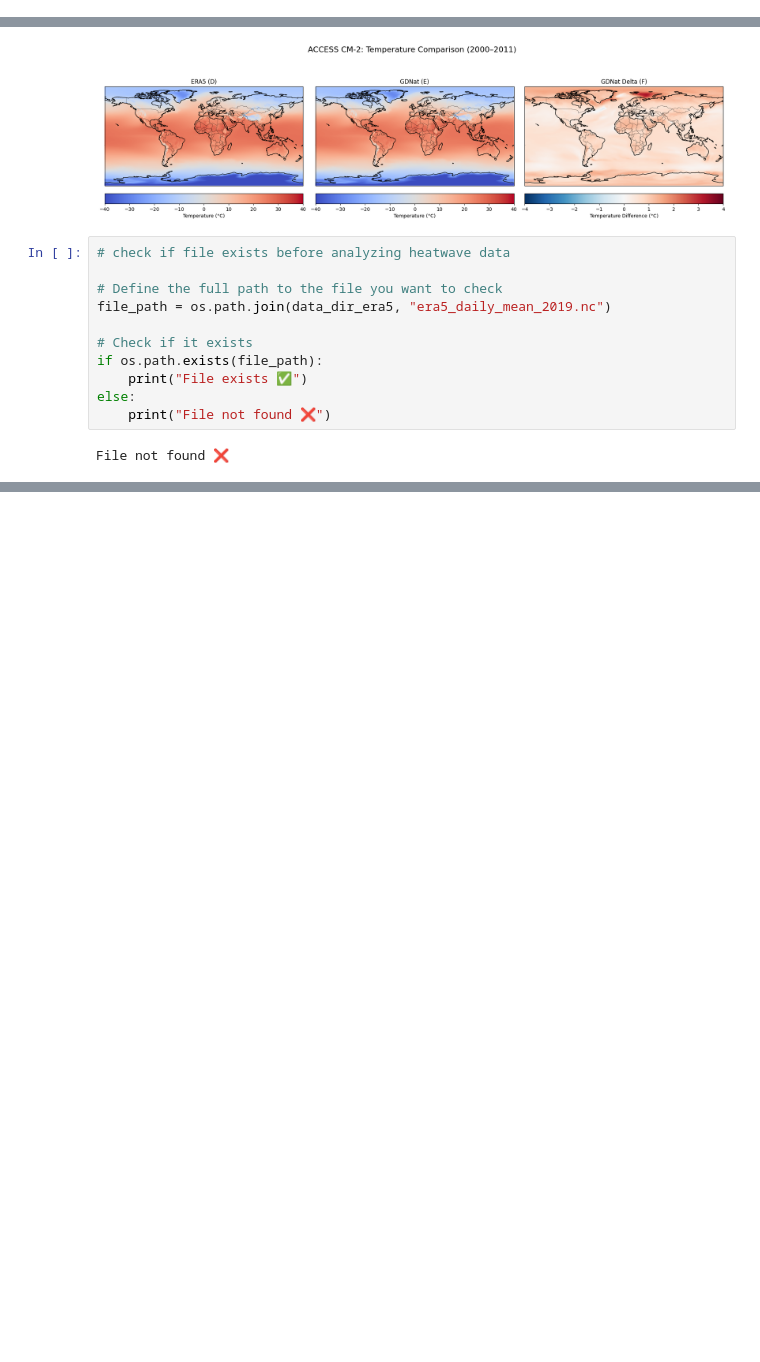
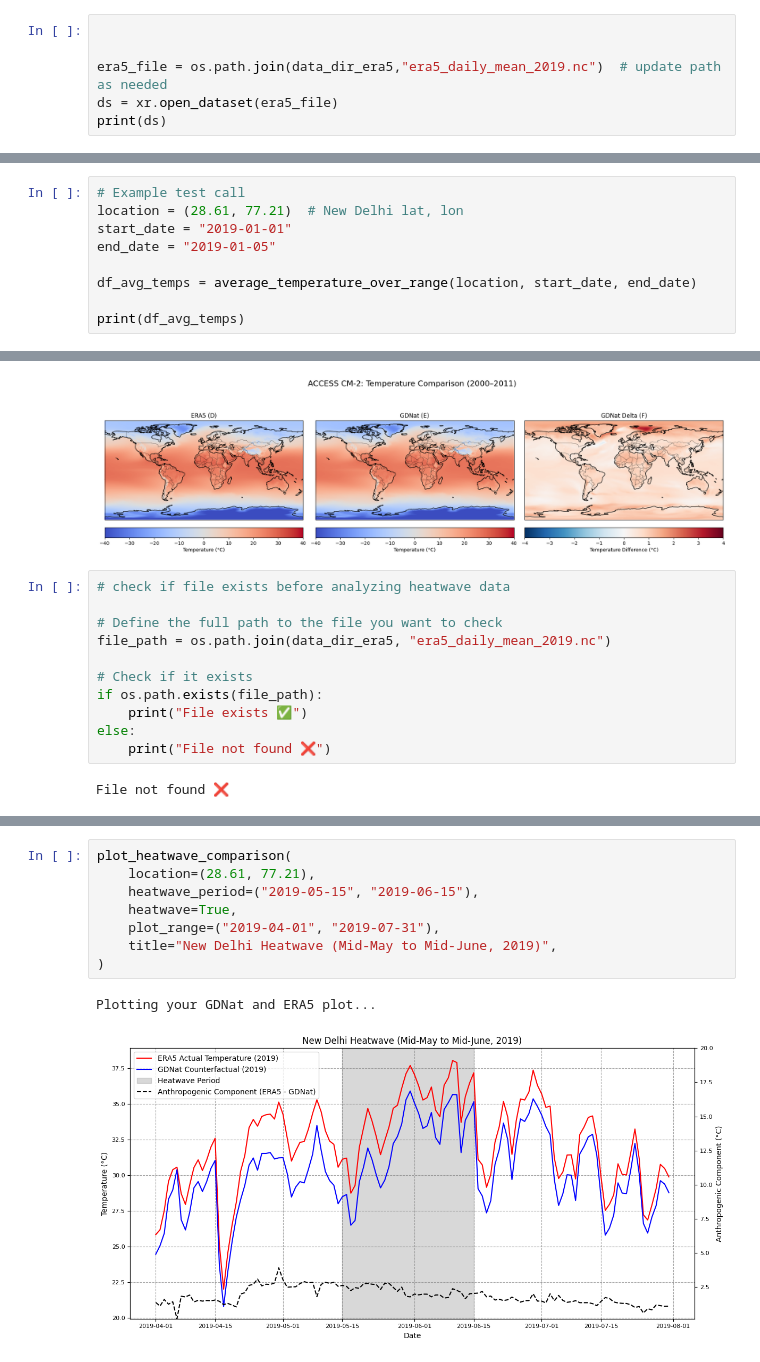
Before and after one commit to yougsanghvi/global_suicide_dummy, a Jupyter notebook: code/gdnat_data_exploration.ipynb, the cells around one changed output, grey strips where cells are left out. Drawn from its saved outputs; the diff is of its cells as text; blank space fills up the shorter version.

```diff
--- a/code/gdnat_data_exploration.ipynb
+++ b/code/gdnat_data_exploration.ipynb
@@ -152,0 +119,6 @@ Snapshot of tas values on 1979-09-02:
+# %%
+
+
+era5_file = os.path.join(data_dir_era5,"era5_daily_mean_2019.nc")  # update path as needed
+ds = xr.open_dataset(era5_file)
+print(ds)
@@ -295,0 +427,9 @@ MemoryError: Unable to allocate 1.42 GiB for an array with shape (366, 721, 1440
+# %%
+# Example test call
+location = (28.61, 77.21)  # New Delhi lat, lon
+start_date = "2019-01-01"
+end_date = "2019-01-05"
+
+df_avg_temps = average_temperature_over_range(location, start_date, end_date)
+
+print(df_avg_temps)
@@ -517,0 +748,11 @@ Attributes: (0)
+# %%
+plot_heatwave_comparison(
+    location=(28.61, 77.21),
+    heatwave_period=("2019-05-15", "2019-06-15"),
+    heatwave=True,
+    plot_range=("2019-04-01", "2019-07-31"),
+    title="New Delhi Heatwave (Mid-May to Mid-June, 2019)",
+)
+# %% [output]
+Plotting your GDNat and ERA5 plot...
+[figure, added]
```
Also changed, not shown: parts of 33 cells of this notebook, 4 other files.
